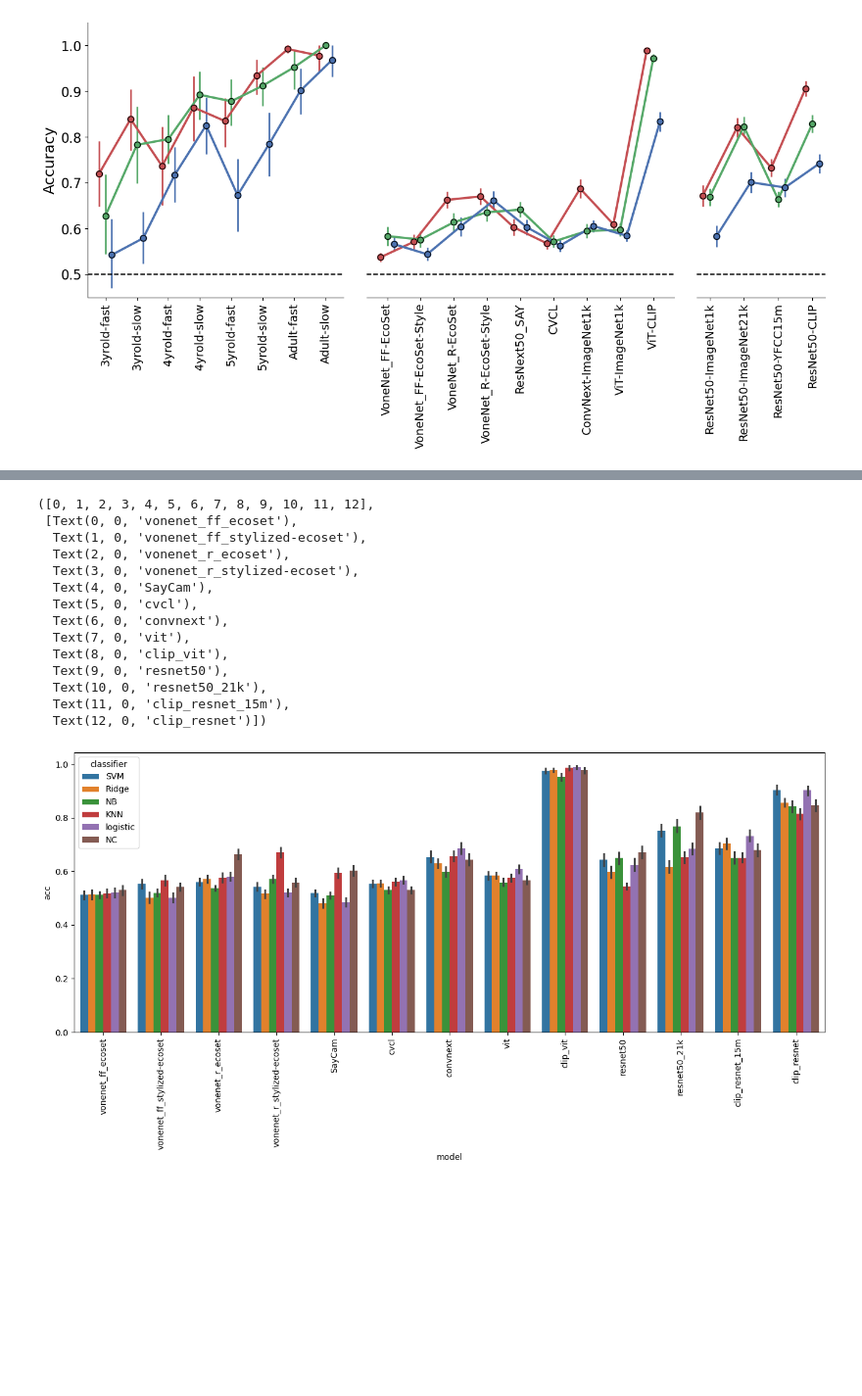
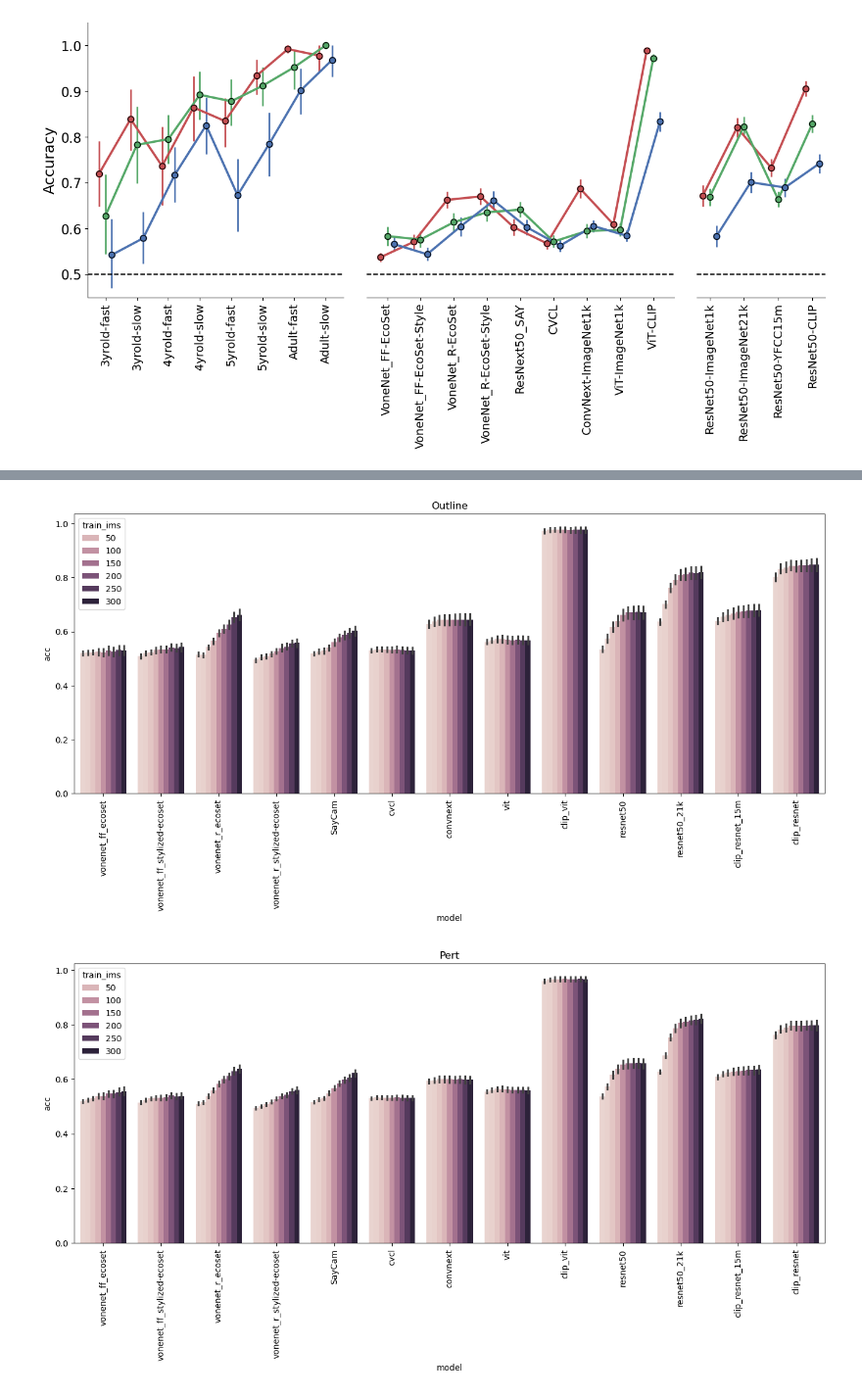
Before and after one commit to vayzenb/kornet, a Jupyter notebook: analyses/sub_analysis.ipynb, the cells around one changed output, grey strips where cells are left out. Shown at 98% size. Saved outputs shown, nothing was run; the diff lists cells and outputs as text; code cells hidden in the pictures; blank space fills up the shorter version.

```diff
--- a/analyses/sub_analysis.ipynb
+++ b/analyses/sub_analysis.ipynb
@@ -902,22 +970,49 @@ for cond in model_conds:
-# %%
-fig, ax = plt.subplots(1,1, figsize=(16,6))
-sns.barplot(data = model_df, x = 'model', y = 'acc', hue = 'classifier', dodge=True)
-
-#angle x labels
-plt.xticks(rotation=90)
-# %% [output]
-([0, 1, 2, 3, 4, 5, 6, 7, 8, 9, 10, 11, 12],
- [Text(0, 0, 'vonenet_ff_ecoset'),
-  Text(1, 0, 'vonenet_ff_stylized-ecoset'),
-  Text(2, 0, 'vonenet_r_ecoset'),
-  Text(3, 0, 'vonenet_r_stylized-ecoset'),
-  Text(4, 0, 'SayCam'),
-  Text(5, 0, 'cvcl'),
-  Text(6, 0, 'convnext'),
-  Text(7, 0, 'vit'),
-  Text(8, 0, 'clip_vit'),
-  Text(9, 0, 'resnet50'),
-  Text(10, 0, 'resnet50_21k'),
-  Text(11, 0, 'clip_resnet_15m'),
-  Text(12, 0, 'clip_resnet')])
-[figure, removed]
+# %%
+model_arch = ['vonenet_ff_ecoset','vonenet_ff_stylized-ecoset','vonenet_r_ecoset','vonenet_r_stylized-ecoset',
+              'SayCam', 'cvcl',
+                'convnext', 'vit', 'clip_vit',
+                'resnet50', 'resnet50_21k','clip_resnet_15m', 'clip_resnet']
+
+classifiers = ['SVM', 'Ridge', 'NB', 'KNN', 'logistic', 'NC']
+
+classifiers = ['NC']
+
+train_ns = [5, 10, 25, 50, 100, 150, 200, 250, 300]
+
+model_conds = ['Outline','Pert','IC']
+
+
+model_df = pd.DataFrame(columns = ['model','classifier','train_ims','condition','acc','sem'])
+for cond in model_conds:
+    for model in model_arch:
+
+            for classifier in classifiers:
+
+
+                for train_n in train_ns:
+
+                        model_file = f'{results_dir}/models/{model}_{classifier}_train{train_n}_test{cond}.csv'
+                        if os.path.exists(model_file):
+                            temp_df = pd.read_csv(model_file)
+
+                            #groupby
+                            #temp_df_mean = temp_df.groupby(['model','classifier','train_ims','condition'])['acc'].mean().reset_index()
+                            #sem = temp_df.groupby(['model','classifier','train_ims','condition'])['acc'].sem().reset_index()
+
+
+                            model_df = pd.concat([model_df, temp_df], axis = 0)
+                        else:
+                            print(f'no {model}_{classifier}_train{train_n}_test{cond}.csv')
+
+
+    fig, ax = plt.subplots(1,1, figsize=(16,6))
+    sns.barplot(data = model_df, x = 'model', y = 'acc', hue = 'train_ims', dodge=True)
+    #add title
+    plt.title(cond)
+    #angle x labels
+    plt.xticks(rotation=90)
+    plt.show()
+    plt.pause(.001)
+# %% [output]
+[figure, added]
+[figure, added]
```
Also changed, not shown: parts of 9 cells of this notebook, 43 other files.
